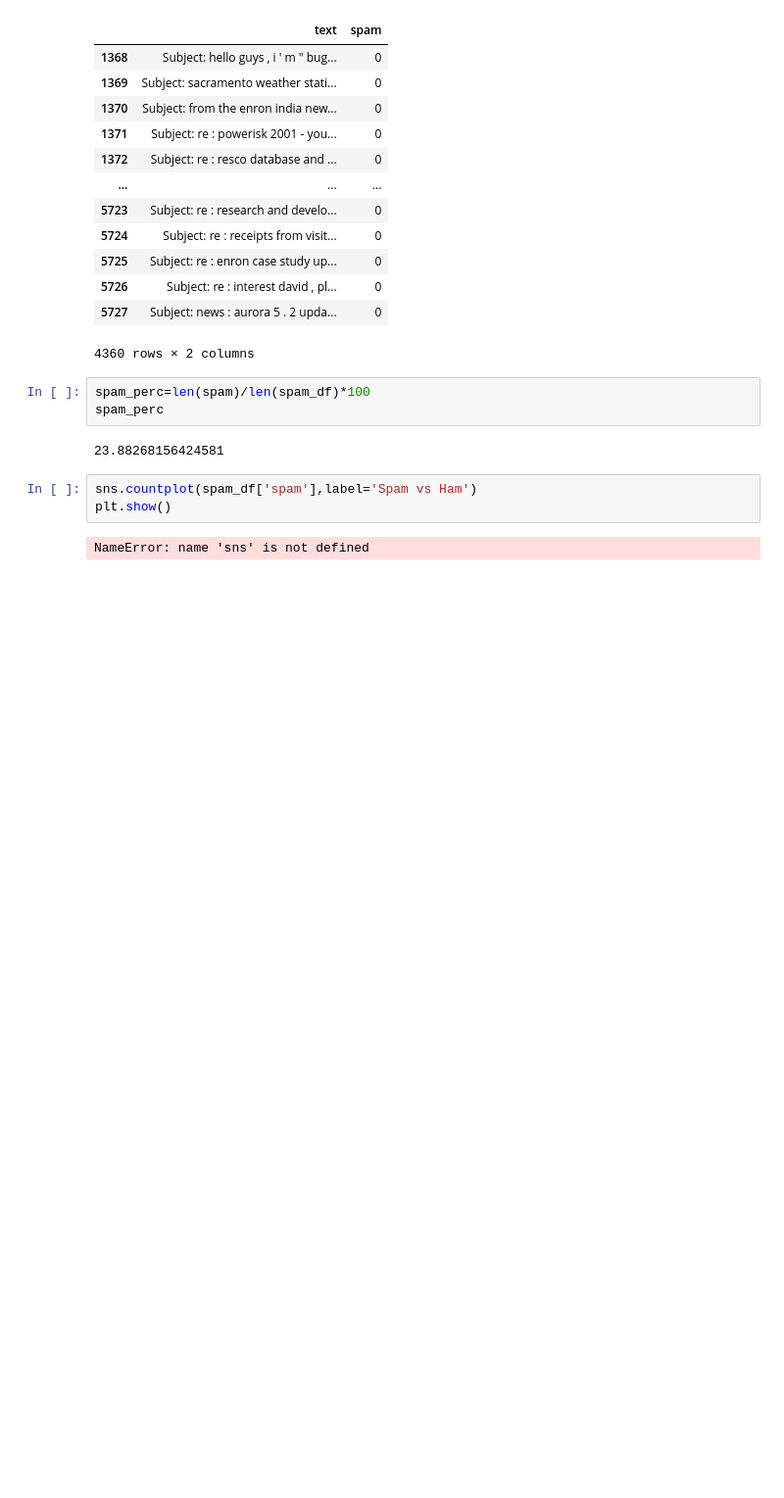
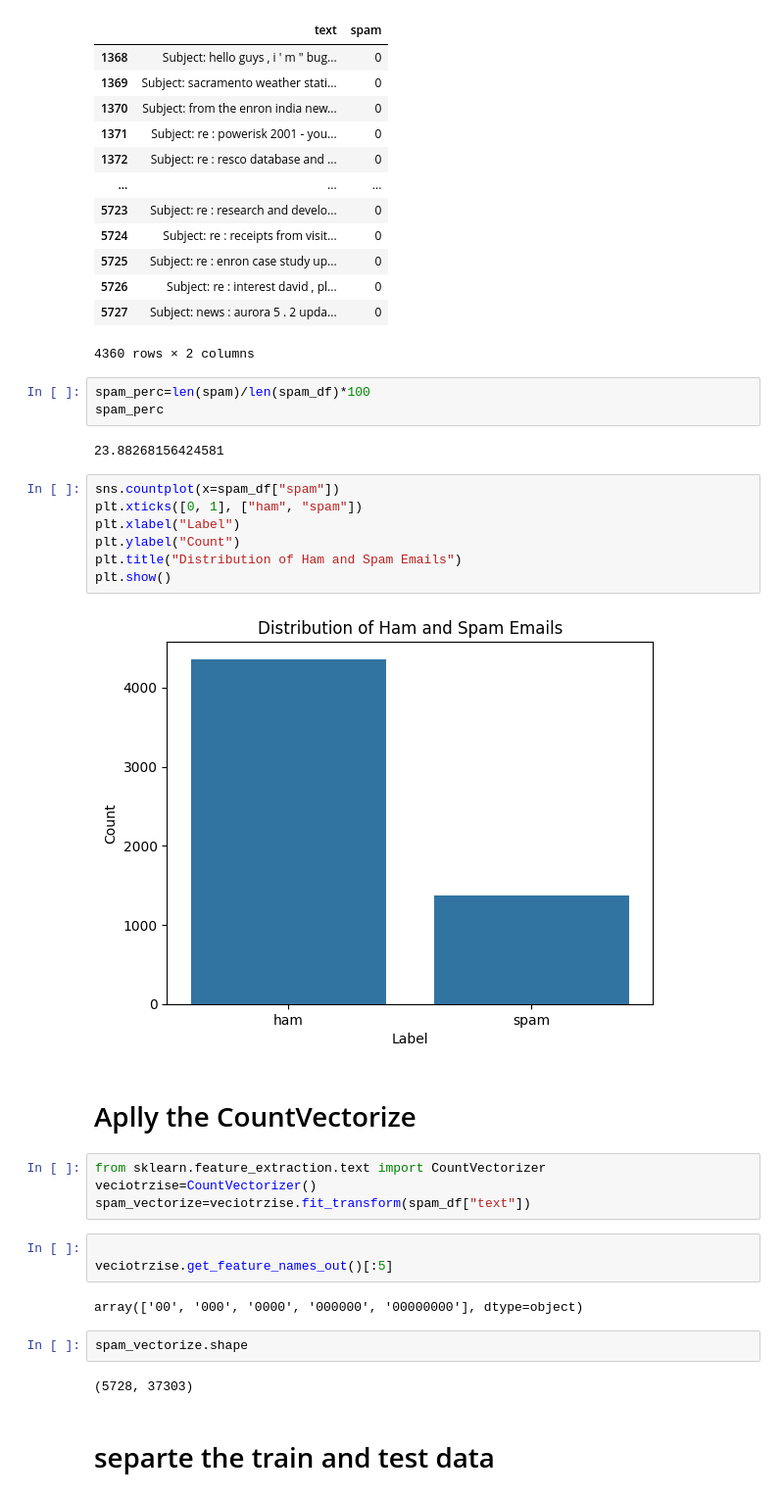
Before and after one commit to kumar-kiran-24/spam-vs-ham-classifier, a Jupyter notebook: notebook/classifier.ipynb, the cells around one changed output. Shown at 98% size. Cells and saved outputs as stored; diff of their text form; blank space fills up the shorter version.

```diff
--- a/notebook/classifier.ipynb
+++ b/notebook/classifier.ipynb
@@ -75,7 +75,28 @@ spam_perc
 # %% [output]
 23.88268156424581
 # %%
-sns.countplot(spam_df['spam'],label='Spam vs Ham')
+sns.countplot(x=spam_df["spam"])
+plt.xticks([0, 1], ["ham", "spam"])
+plt.xlabel("Label")
+plt.ylabel("Count")
+plt.title("Distribution of Ham and Spam Emails")
 plt.show()
 # %% [output]
-NameError: name 'sns' is not defined
+[figure, added]
+# %% [markdown]
+# Aplly the CountVectorize
+# %%
+from sklearn.feature_extraction.text import CountVectorizer
+veciotrzise=CountVectorizer()
+spam_vectorize=veciotrzise.fit_transform(spam_df["text"])
+# %%
+
+veciotrzise.get_feature_names_out()[:5]
+# %% [output]
+array(['00', '000', '0000', '000000', '00000000'], dtype=object)
+# %%
+spam_vectorize.shape
+# %% [output]
+(5728, 37303)
+# %% [markdown]
+# separte the train and test data
```
Also changed, not shown: parts of 13 cells of this notebook.
